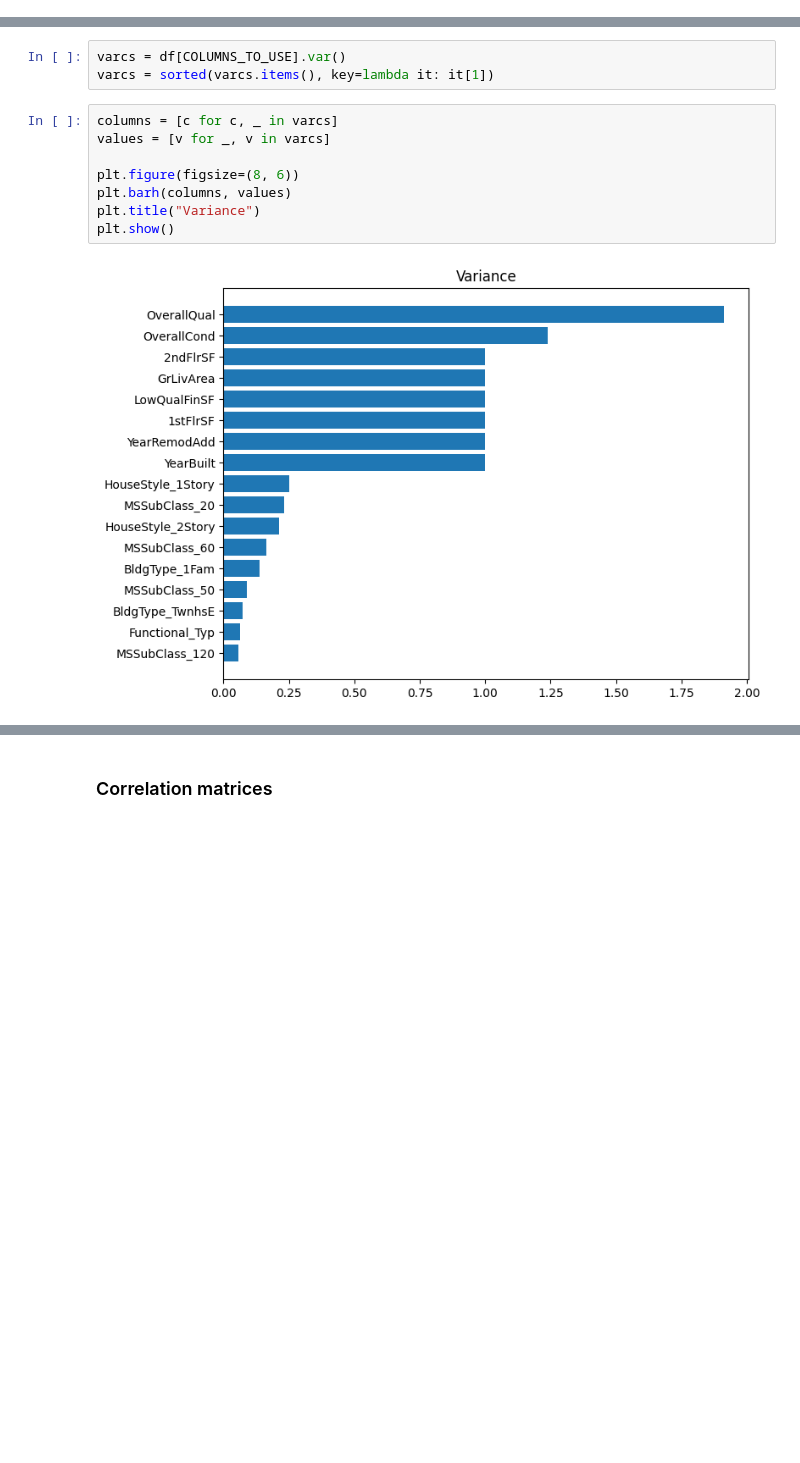
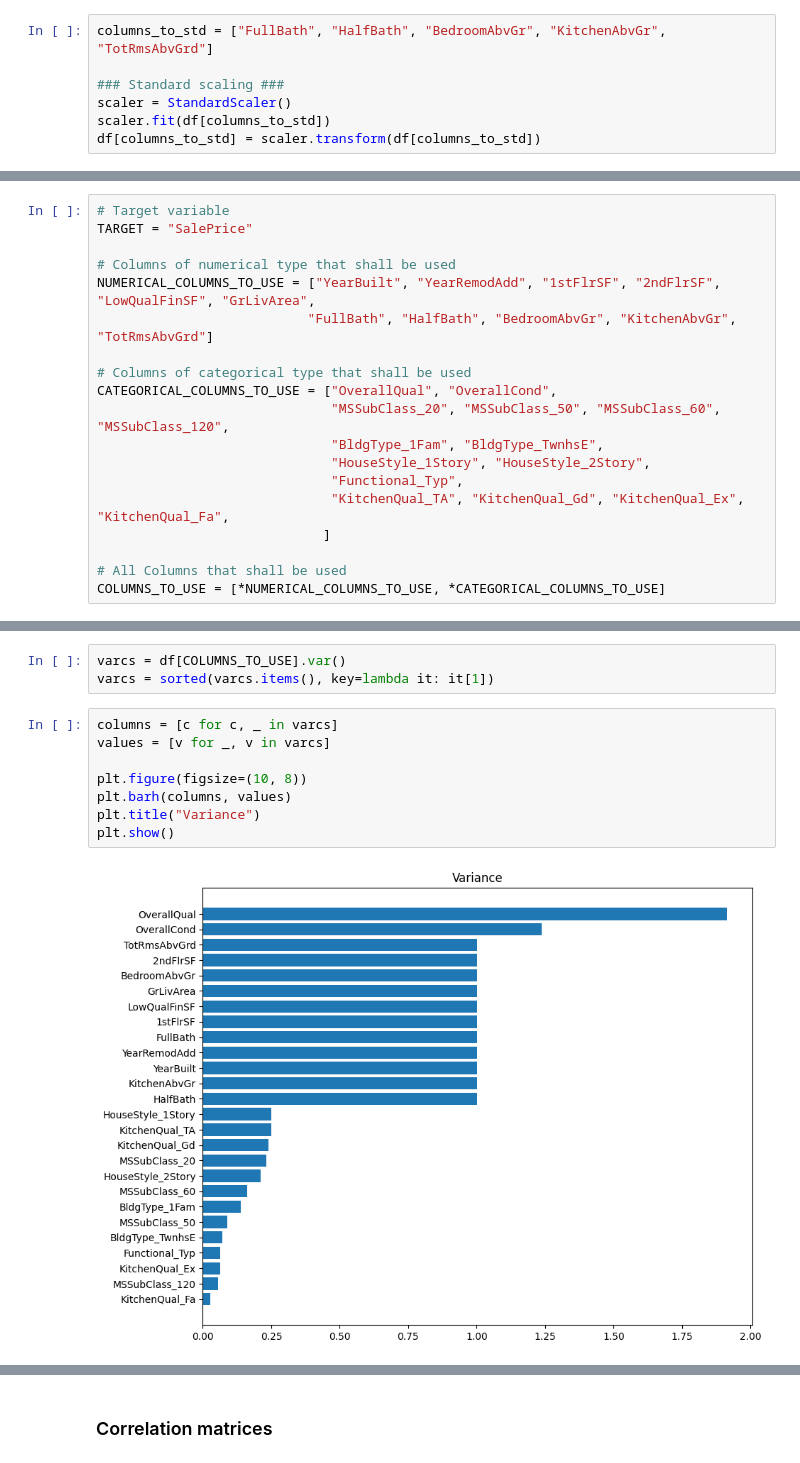
Before and after one commit to Jonik233/kaggle_house_prices, a Jupyter notebook: eda/main_eda.ipynb, the cells around one changed output, grey strips where cells are left out. Cells and saved outputs as stored; diff of their text form; blank space fills up the shorter version.

Commit message:
Added transformation of house rooms features

```diff
--- a/eda/main_eda.ipynb
+++ b/eda/main_eda.ipynb
@@ -411,0 +398,7 @@ COLUMNS_TO_USE = [*NUMERICAL_COLUMNS_TO_USE, *CATEGORICAL_COLUMNS_TO_USE]
+# %%
+columns_to_std = ["FullBath", "HalfBath", "BedroomAbvGr", "KitchenAbvGr", "TotRmsAbvGrd"]
+
+### Standard scaling ###
+scaler = StandardScaler()
+scaler.fit(df[columns_to_std])
+df[columns_to_std] = scaler.transform(df[columns_to_std])
@@ -412,3 +468,22 @@ COLUMNS_TO_USE = [*NUMERICAL_COLUMNS_TO_USE, *CATEGORICAL_COLUMNS_TO_USE]
+# %%
+# Target variable
+TARGET = "SalePrice"
+
+# Columns of numerical type that shall be used
+NUMERICAL_COLUMNS_TO_USE = ["YearBuilt", "YearRemodAdd", "1stFlrSF", "2ndFlrSF", "LowQualFinSF", "GrLivArea",
+                           "FullBath", "HalfBath", "BedroomAbvGr", "KitchenAbvGr", "TotRmsAbvGrd"]
+
+# Columns of categorical type that shall be used
+CATEGORICAL_COLUMNS_TO_USE = ["OverallQual", "OverallCond",
+                              "MSSubClass_20", "MSSubClass_50", "MSSubClass_60", "MSSubClass_120",
+                              "BldgType_1Fam", "BldgType_TwnhsE",
+                              "HouseStyle_1Story", "HouseStyle_2Story",
+                              "Functional_Typ",
+                              "KitchenQual_TA",	"KitchenQual_Gd", "KitchenQual_Ex", "KitchenQual_Fa",
+                             ]
+
+# All Columns that shall be used
+COLUMNS_TO_USE = [*NUMERICAL_COLUMNS_TO_USE, *CATEGORICAL_COLUMNS_TO_USE]
 # %% [markdown]
 ### Variance thresholding
 # %%
@@ -417,13 +492,13 @@ varcs = sorted(varcs.items(), key=lambda it: it[1])
 # %%
 columns = [c for c, _ in varcs]
 values = [v for _, v in varcs]
 
-plt.figure(figsize=(8, 6))
+plt.figure(figsize=(10, 8))
 plt.barh(columns, values)
 plt.title("Variance")
 plt.show()
 # %% [output]
-[figure, old version]
+[figure, new version]
 # %%
 for column, score in reversed(varcs):
     print(f"{column}: {score:.4f}")
```
Also changed, not shown: parts of 14 cells of this notebook.
